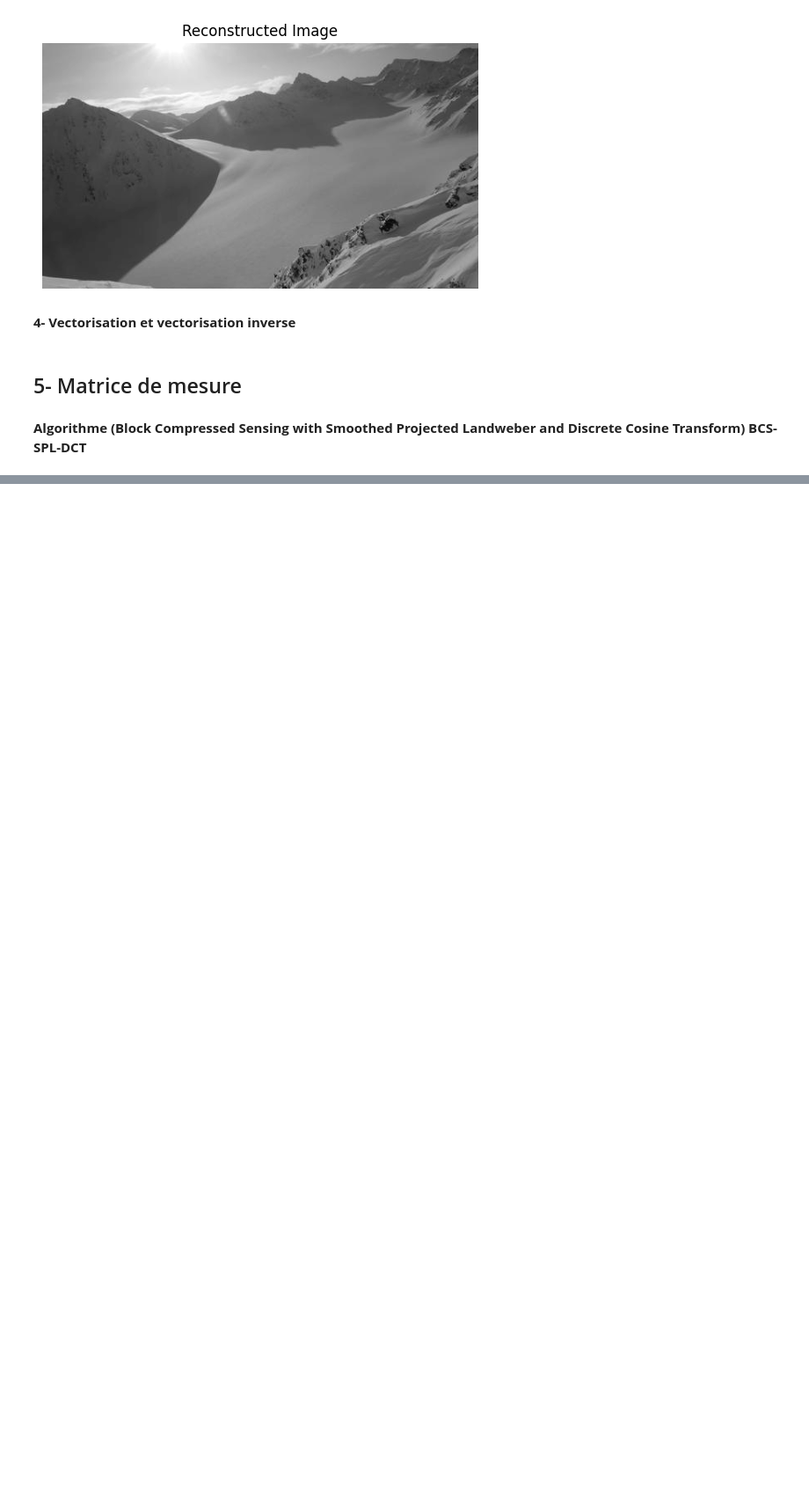
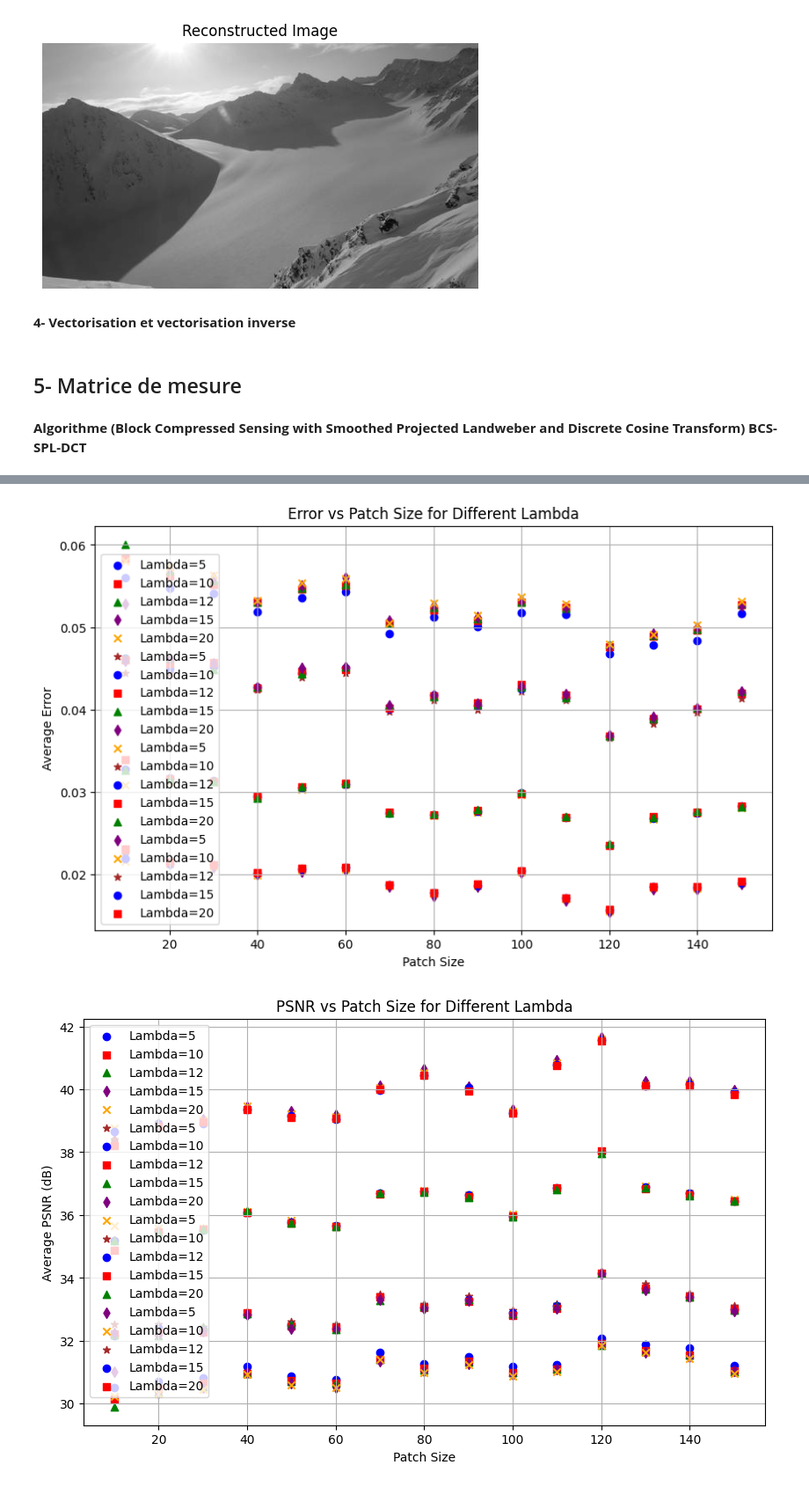
Before and after one commit to maul0803/Traitement_des_images, a Jupyter notebook: project.ipynb, the cells around one changed output, grey strips where cells are left out. Shown at 88% size. Saved outputs shown, nothing was run; the diff lists cells and outputs as text; code cells hidden in the pictures; blank space fills up the shorter version.

```diff
--- a/project.ipynb
+++ b/project.ipynb
@@ -504,0 +631,47 @@ plt.show()
+# %%
+def plot_results_indi(patch_sizes, error_results, psnr_results, time_results):
+    colors = ['blue', 'red', 'green', 'purple', 'orange', 'brown']
+    marker_styles = ['o', 's', '^', 'd', 'x', '*']
+
+    # Affichage des erreurs
+    plt.figure(figsize=(10, 6))
+    for idx, ((_, lambda_), errors) in enumerate(error_results.items()):
+        label = f"Lambda={lambda_}"  # Affiche seulement le ratio
+        plt.scatter(patch_sizes, errors, marker=marker_styles[idx % len(marker_styles)],
+                    color=colors[idx % len(colors)], linestyle='-', label=label)
+    plt.xlabel("Patch Size")
+    plt.ylabel("Average Error")
+    plt.title("Error vs Patch Size for Different Lambda")
+    plt.legend()
+    plt.grid()
+    plt.show()
+
+    # Affichage des PSNR
+    plt.figure(figsize=(10, 6))
+    for idx, ((_, lambda_), psnrs) in enumerate(psnr_results.items()):
+        label = f"Lambda={lambda_}"  # Affiche seulement le ratio
+        plt.scatter(patch_sizes, psnrs, marker=marker_styles[idx % len(marker_styles)],
+                    color=colors[idx % len(colors)], linestyle='-', label=label)
+    plt.xlabel("Patch Size")
+    plt.ylabel("Average PSNR (dB)")
+    plt.title("PSNR vs Patch Size for Different Lambda")
+    plt.legend()
+    plt.grid()
+    plt.show()
+
+    # Affichage des temps d'exécution
+    plt.figure(figsize=(10, 6))
+    for idx, ((_, lambda_), times) in enumerate(time_results.items()):
+        label = f"Lambda={lambda_}"  # Affiche seulement le ratio
+        plt.scatter(patch_sizes, times, marker=marker_styles[idx % len(marker_styles)],
+                    color=colors[idx % len(colors)], linestyle='-', label=label)
+    plt.xlabel("Patch Size")
+    plt.ylabel("Average Execution Time (seconds)")
+    plt.title("Execution Time vs Patch Size for Different Lambda")
+    plt.legend()
+    plt.grid()
+    plt.show()
+plot_results_indi(patch_sizes, error_results, psnr_results, time_results)
+# %% [output]
+[figure, added]
+[figure, added]
```
Also changed, not shown: parts of 11 cells of this notebook, 3 other files.
